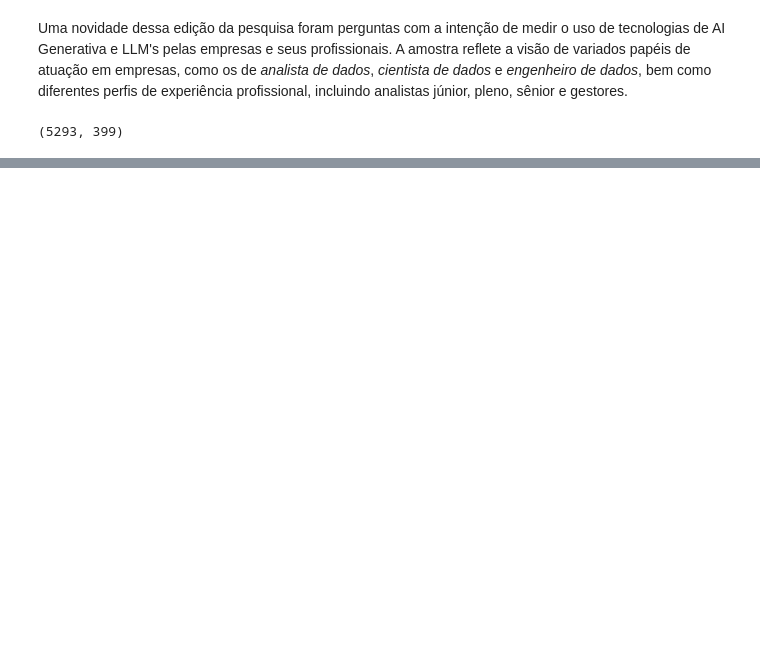
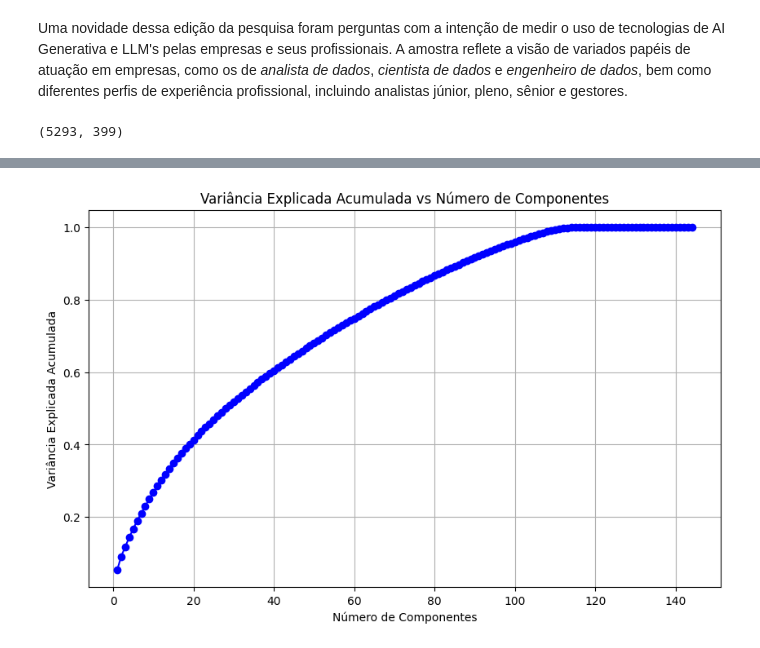
Before and after one commit to Otto-Samuel/state-of-data-brasil-2023, a Jupyter notebook: carregando.ipynb, the cells around one changed output, grey strips where cells are left out. Cells and saved outputs as stored; diff of their text form; code cells hidden in the pictures; blank space fills up the shorter version.

Commit message:
feat: implementando a tecnica de PCA nos dados

```diff
--- a/carregando.ipynb
+++ b/carregando.ipynb
@@ -28,0 +106,12 @@ data.columns = [limpar_coluna(col) for col in data.columns]
+# %%
+# Imputando valores nulos restantes com a média
+imputer = SimpleImputer(strategy='mean')
+data_imputed = imputer.fit_transform(data_numeric)
+# %%
+# Padronizando os dados
+scaler = StandardScaler()
+data_scaled = scaler.fit_transform(data_imputed)
+# %%
+# Aplicando PCA
+pca = PCA()
+pca_result = pca.fit_transform(data_scaled)
@@ -28,0 +124,16 @@ data.columns = [limpar_coluna(col) for col in data.columns]
+# %%
+# Calculando a variância explicada
+explained_variance = pca.explained_variance_ratio_
+cumulative_variance = np.cumsum(explained_variance)
+# %%
+plt.figure(figsize=(10, 6))
+plt.plot(range(1, len(explained_variance) + 1), cumulative_variance, 'bo-')
+plt.xlabel('Número de Componentes')
+plt.ylabel('Variância Explicada Acumulada')
+plt.title('Variância Explicada Acumulada vs Número de Componentes')
+plt.grid(True)
+plt.savefig('variancia_explicada.png')
+plt.show()
+plt.close()
+# %% [output]
+[figure, added]
```
Also changed, not shown: parts of 19 cells of this notebook, 4 other files.
